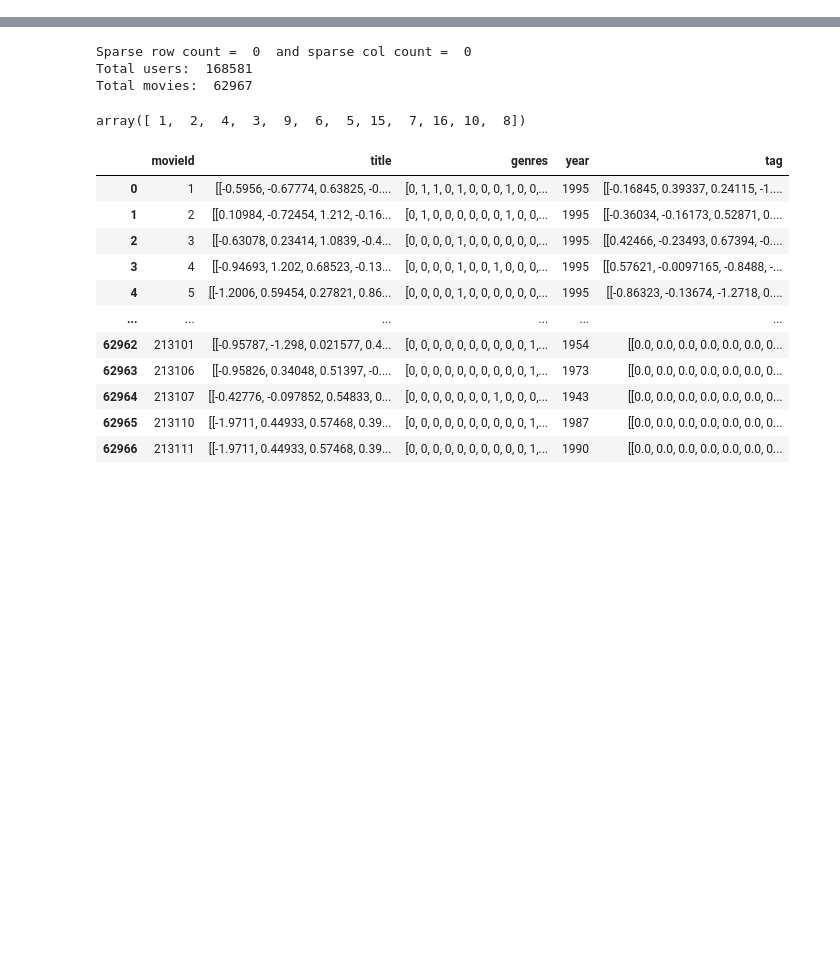
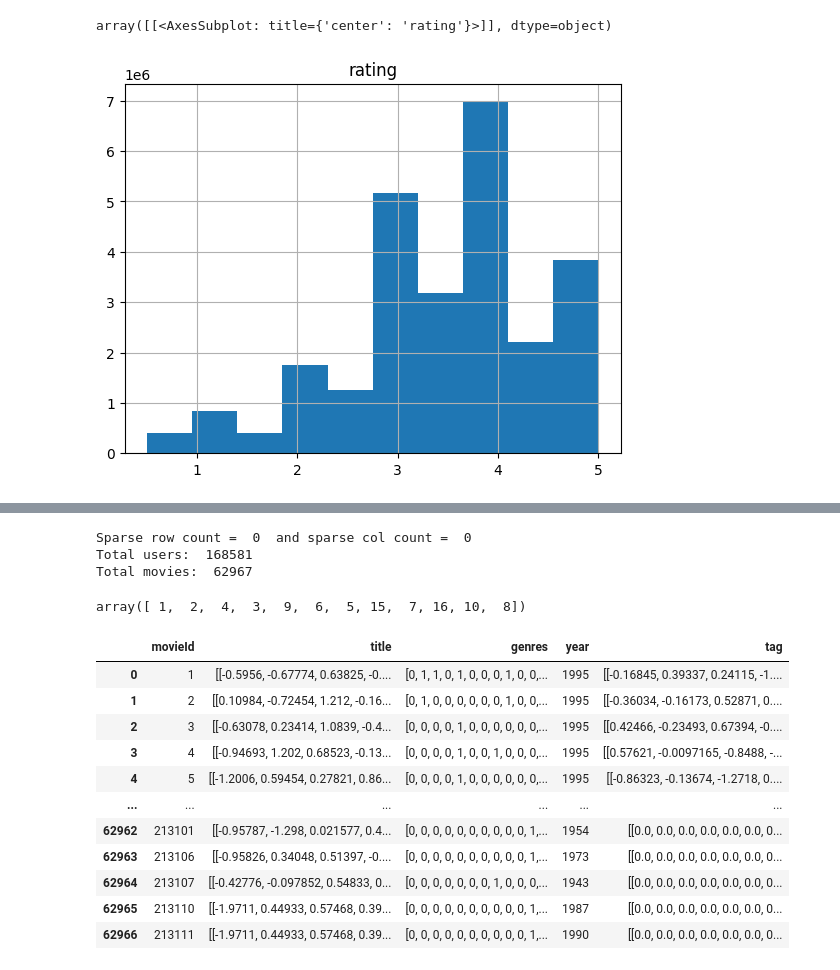
Before and after one commit to MisfitMade/Recommender, a Jupyter notebook: resources/DataAugmentation.ipynb, the cells around one changed output, grey strips where cells are left out. Saved outputs shown, nothing was run; the diff lists cells and outputs as text; code cells hidden in the pictures; blank space fills up the shorter version.

```diff
--- a/resources/DataAugmentation.ipynb
+++ b/resources/DataAugmentation.ipynb
@@ -76,0 +70,6 @@ ratings_df = pd.concat([ratings_25M_df, ratings_1M_df], ignore_index=True)
+# %%
+# Most ratings are 4
+ratings_df.hist(column=R_Lib.MOVIE_LENS_25M_RATING_COL)
+# %% [output]
+array([[<AxesSubplot: title={'center': 'rating'}>]], dtype=object)
+[figure, added]
```
Also changed, not shown: parts of 23 cells of this notebook, 9 other files.
